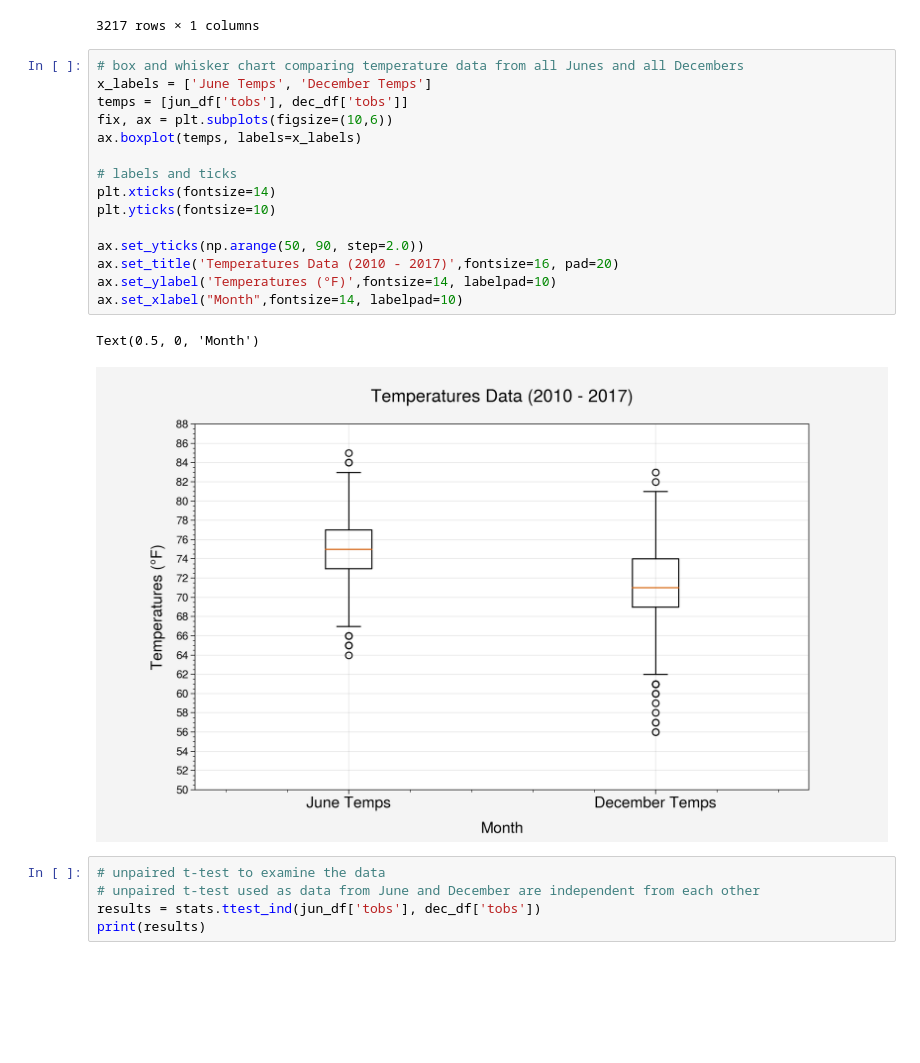
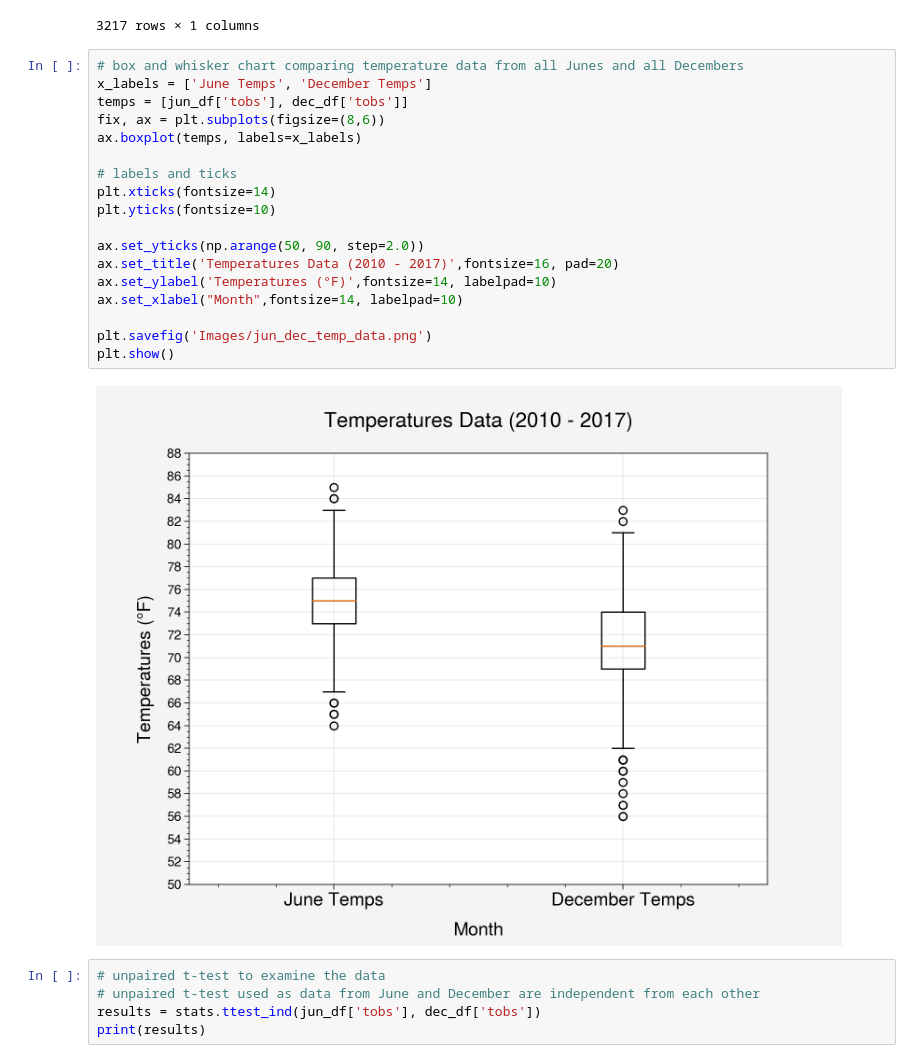
Before and after one commit to SJackson7/Surfs_Up, a Jupyter notebook: june_versus_december.ipynb, the cells around one changed output. Cells and saved outputs as stored; diff of their text form; blank space fills up the shorter version.

```diff
--- a/june_versus_december.ipynb
+++ b/june_versus_december.ipynb
@@ -90,21 +90,23 @@ jundec_df
 # %%
 # box and whisker chart comparing temperature data from all Junes and all Decembers
 x_labels = ['June Temps', 'December Temps']
 temps = [jun_df['tobs'], dec_df['tobs']]
-fix, ax = plt.subplots(figsize=(10,6))
+fix, ax = plt.subplots(figsize=(8,6))
 ax.boxplot(temps, labels=x_labels)
 
 # labels and ticks
 plt.xticks(fontsize=14)
 plt.yticks(fontsize=10)
 
 ax.set_yticks(np.arange(50, 90, step=2.0))
 ax.set_title('Temperatures Data (2010 - 2017)',fontsize=16, pad=20)
 ax.set_ylabel('Temperatures (°F)',fontsize=14, labelpad=10)
 ax.set_xlabel("Month",fontsize=14, labelpad=10)
+
+plt.savefig('Images/jun_dec_temp_data.png')
+plt.show()
 # %% [output]
-Text(0.5, 0, 'Month')
-[figure, old version]
+[figure, new version]
 # %%
 # unpaired t-test to examine the data
 # unpaired t-test used as data from June and December are independent from each other
```
Also changed, not shown: 6 other files.
